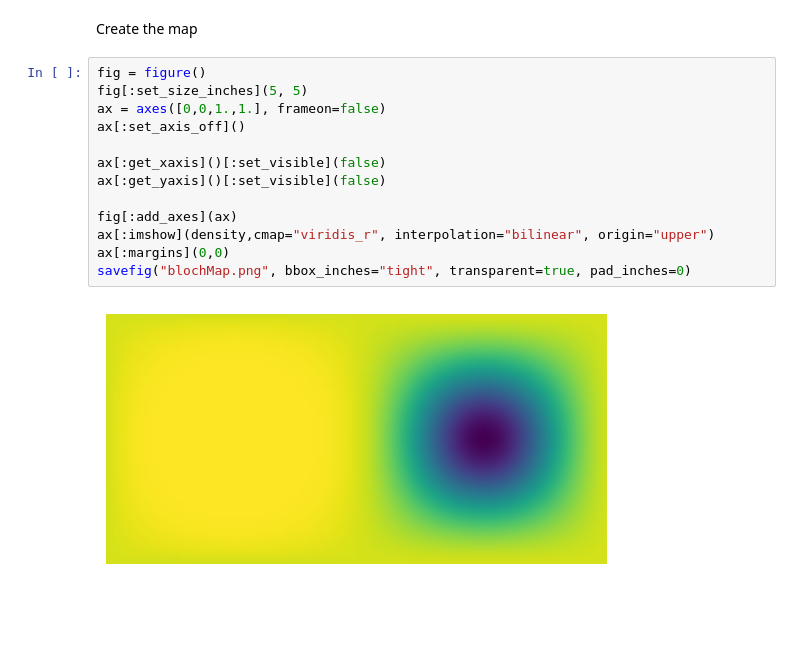
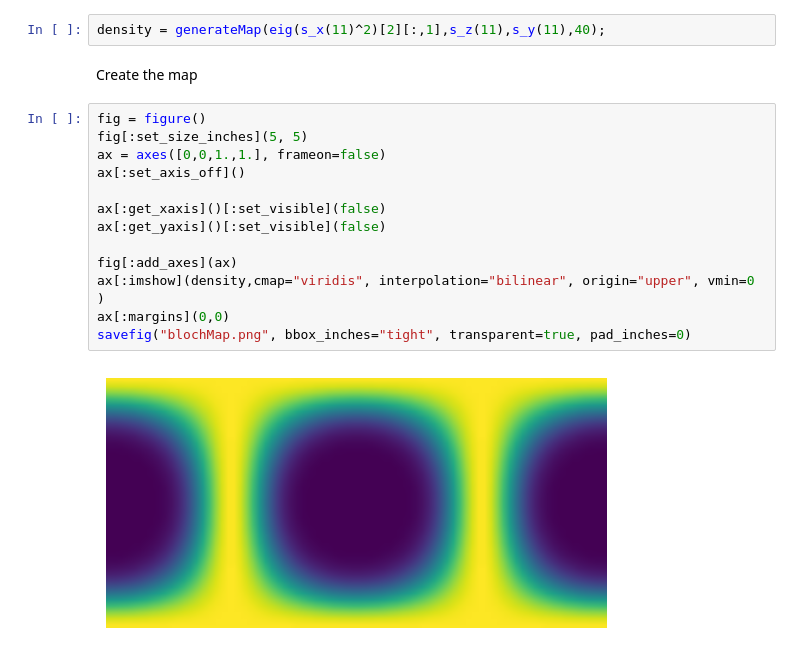
Before and after one commit to iagobaapellaniz/PhD_Thesis, a Jupyter notebook: assats/blochSphere.ipynb, the cells around one changed output. Saved outputs shown, nothing was run; the diff lists cells and outputs as text; blank space fills up the shorter version.

Commit message:
Bloch map almost done and 2 histogram created.

```diff
--- a/assats/blochSphere.ipynb
+++ b/assats/blochSphere.ipynb
@@ -20,20 +18,23 @@ density = generateMap(eig(s_y(5))[2][:,end],s_z(5),s_y(5),50);
+# %%
+density = generateMap(eig(s_x(11)^2)[2][:,1],s_z(11),s_y(11),40);
 # %% [markdown]
 Create the map
 # %%
 fig = figure()
 fig[:set_size_inches](5, 5)
 ax = axes([0,0,1.,1.], frameon=false)
 ax[:set_axis_off]()
 
 ax[:get_xaxis]()[:set_visible](false)
 ax[:get_yaxis]()[:set_visible](false)
 
 fig[:add_axes](ax)
-ax[:imshow](density,cmap="viridis_r", interpolation="bilinear", origin="upper")
+ax[:imshow](density,cmap="viridis", interpolation="bilinear", origin="upper", vmin=0
+)
 ax[:margins](0,0)
 savefig("blochMap.png", bbox_inches="tight", transparent=true, pad_inches=0)
 # %% [output]
-[figure, old version]
+[figure, new version]
 # %%
 localPath = pwd()
 run(`blender -b --verbose -1 $localPath/blochSphere.blend -o blochSphere_# -E CYCLES -F PNG -x 1  -f 1 > rendering.log`);
```
Also changed, not shown: parts of 4 cells of this notebook, 8 other files.
